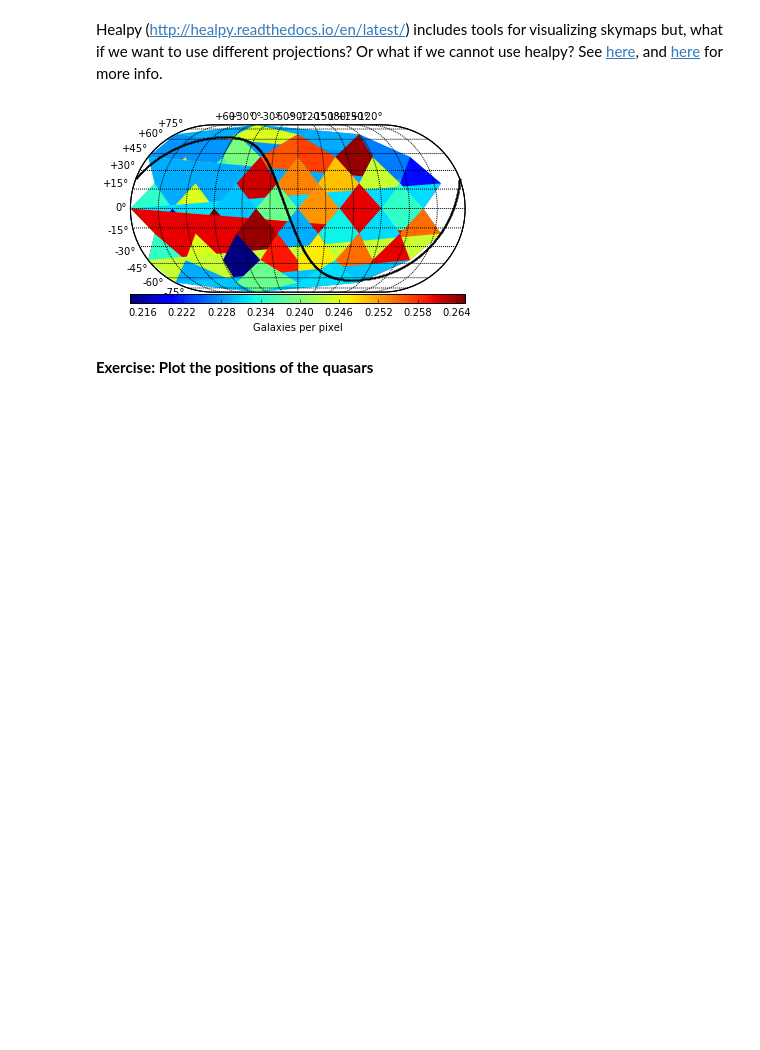
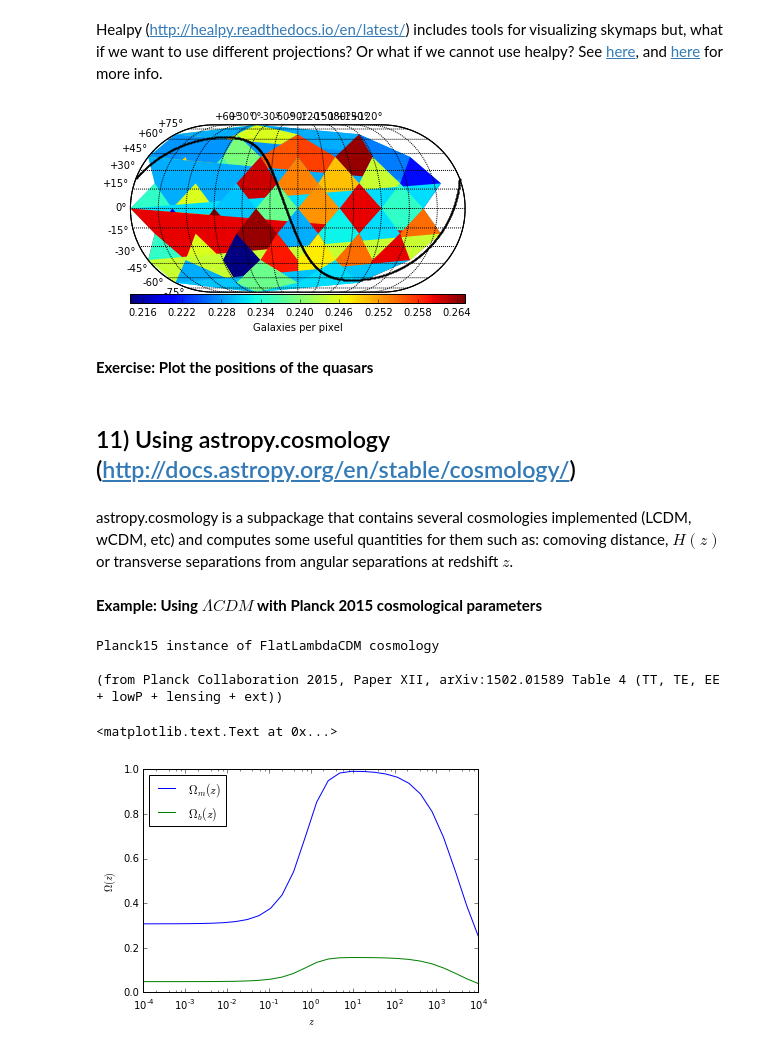
Before and after one commit to fjaviersanchez/JupyterTutorial, a Jupyter notebook: TutorialJupyter.ipynb, the cells around one changed output. Saved outputs shown, nothing was run; the diff lists cells and outputs as text; code cells hidden in the pictures; blank space fills up the shorter version.

Commit message:
Added astropy.cosmology section

```diff
--- a/TutorialJupyter.ipynb
+++ b/TutorialJupyter.ipynb
@@ -684,3 +681,9 @@ plot_sky(ra,dec,healpy=True, nside=2, projection='eck4', label='Galaxies per pix
 **Exercise: Plot the positions of the quasars**
 # %%
 #%load ex7.py
+# %% [markdown]
+## 11) Using astropy.cosmology (http://docs.astropy.org/en/stable/cosmology/)
+# %% [markdown]
+astropy.cosmology is a subpackage that contains several cosmologies implemented (LCDM, wCDM, etc) and computes some useful quantities for them such as: comoving distance, $H(z)$ or transverse separations from angular separations at redshift $z$.
+# %% [markdown]
+**Example: Using $\Lambda CDM$ with Planck 2015 cosmological parameters**
@@ -686,0 +692,19 @@ plot_sky(ra,dec,healpy=True, nside=2, projection='eck4', label='Galaxies per pix
+# %%
+print(Planck15.__doc__)
+# %% [output]
+Planck15 instance of FlatLambdaCDM cosmology
+
+(from Planck Collaboration 2015, Paper XII, arXiv:1502.01589 Table 4 (TT, TE, EE + lowP + lensing + ext))
+# %%
+z=np.logspace(-4,4,30)
+om=Planck15.Om(z)
+ob=Planck15.Ob(z)
+plt.plot(z,om,label=r'$\Omega_{m}(z)$')
+plt.plot(z,ob,label=r'$\Omega_{b}(z)$')
+plt.legend(loc=2)
+plt.xscale('log')
+plt.xlabel(r'$z$')
+plt.ylabel(r'$\Omega(z)$')
+# %% [output]
+<matplotlib.text.Text at 0x...>
+[figure, added]
```
Also changed, not shown: parts of 10 cells of this notebook.
